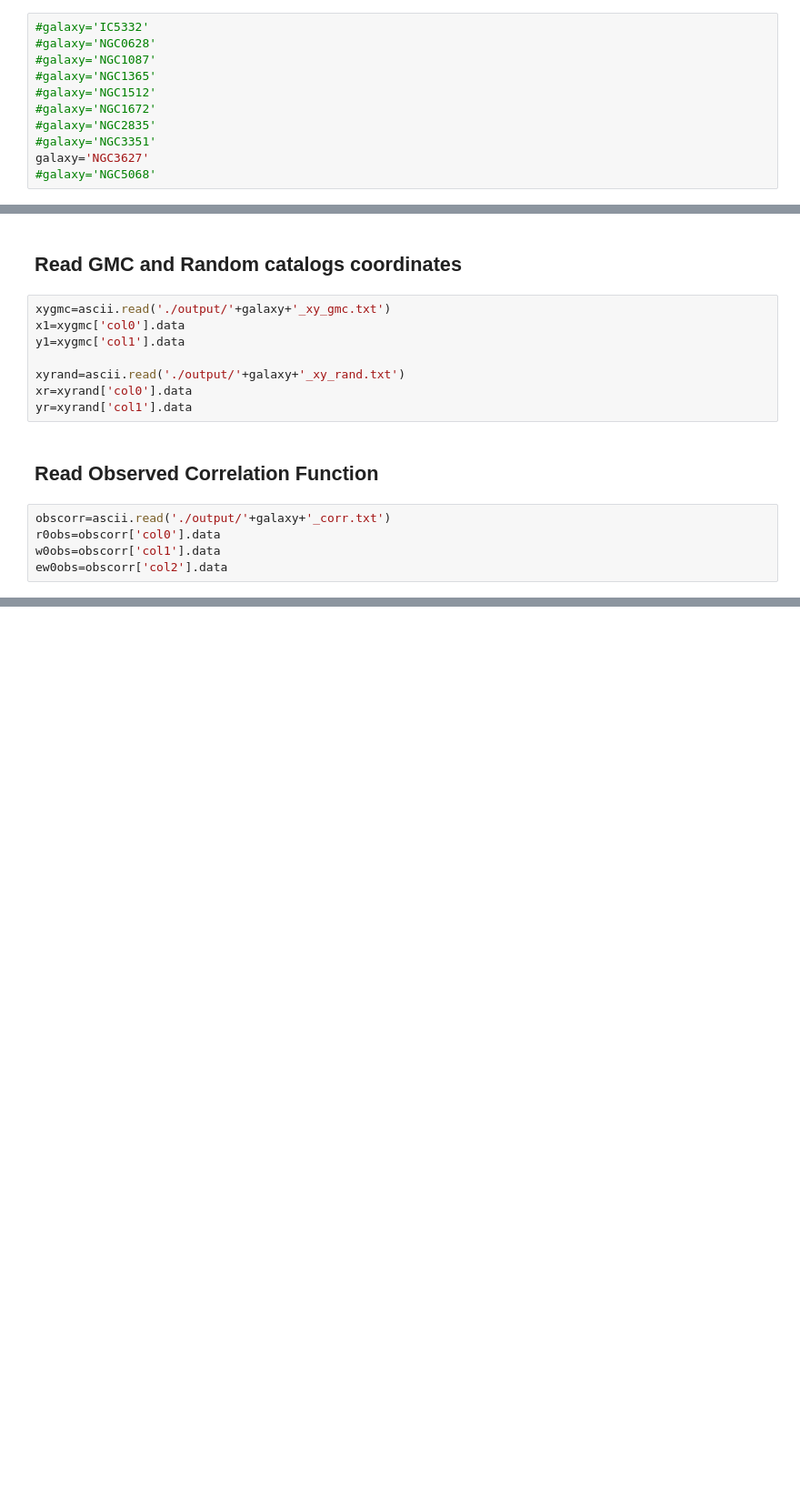
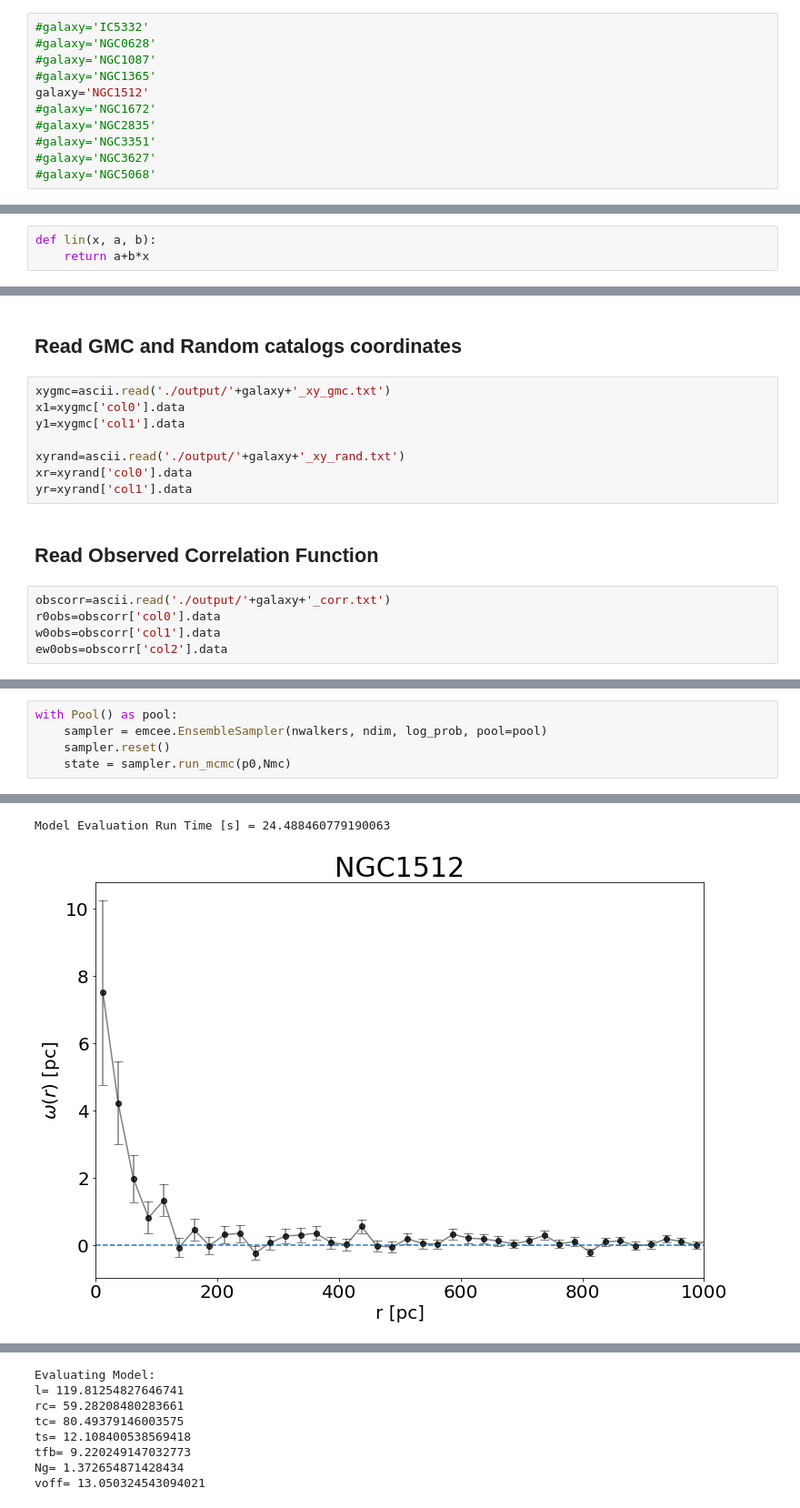
Before and after one commit to gblancm/gmchiicorr, a Jupyter notebook: gmc_hii_corr_model.ipynb, the cells around one changed output, grey strips where cells are left out. Shown: that part at 91% size. Drawn from its saved outputs; the diff is of its cells as text; blank space fills up the shorter version.

```diff
--- a/gmc_hii_corr_model.ipynb
+++ b/gmc_hii_corr_model.ipynb
@@ -14,11 +25,11 @@ from scipy.optimize import curve_fit
 #galaxy='NGC0628'
 #galaxy='NGC1087'
 #galaxy='NGC1365'
-#galaxy='NGC1512'
+galaxy='NGC1512'
 #galaxy='NGC1672'
 #galaxy='NGC2835'
 #galaxy='NGC3351'
-galaxy='NGC3627'
+#galaxy='NGC3627'
 #galaxy='NGC5068'
 # %% [markdown]
 ## Function that calculates the 2-point cross-correlation function
@@ -152,0 +165,3 @@ def drawhii(xgmc, ygmc, rc, tc, ts, tfb, Ng, voff, tobs, fgmc):
+# %%
+def lin(x, a, b):
+    return a+b*x
@@ -227,0 +403,6 @@ Total Run Time [s] = 2.5859711170196533
+# %%
+with Pool() as pool:
+    sampler = emcee.EnsembleSampler(nwalkers, ndim, log_prob, pool=pool)
+    sampler.reset()
+    state = sampler.run_mcmc(p0,Nmc)
+# %% [output]
@@ -227,0 +426,2 @@ Total Run Time [s] = 2.5859711170196533
+Model Evaluation Run Time [s] = 24.488460779190063
+[figure, added]
@@ -227,0 +442,8 @@ Total Run Time [s] = 2.5859711170196533
+Evaluating Model:
+l= 119.81254827646741
+rc= 59.28208480283661
+tc= 80.49379146003575
+ts= 12.108400538569418
+tfb= 9.220249147032773
+Ng= 1.372654871428434
+voff= 13.050324543094021
```
Also changed, not shown: parts of 31 cells of this notebook, 30 other files.
